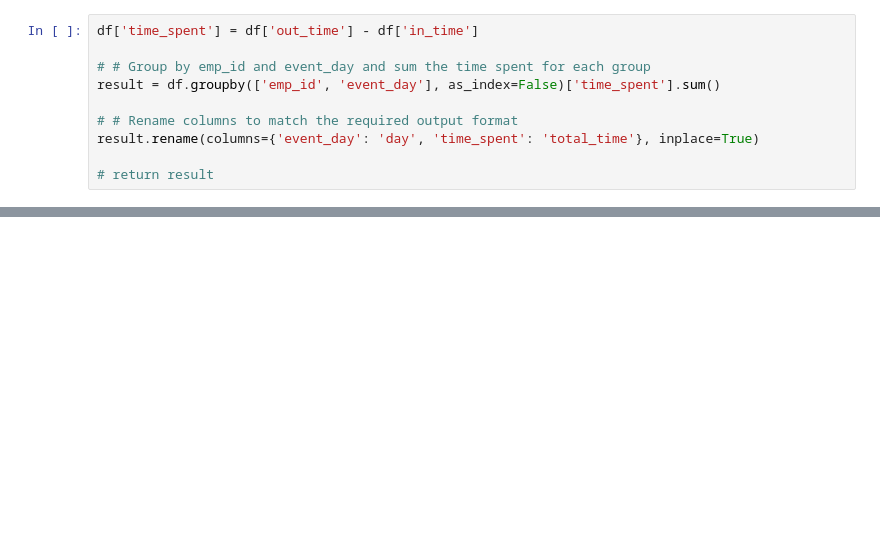
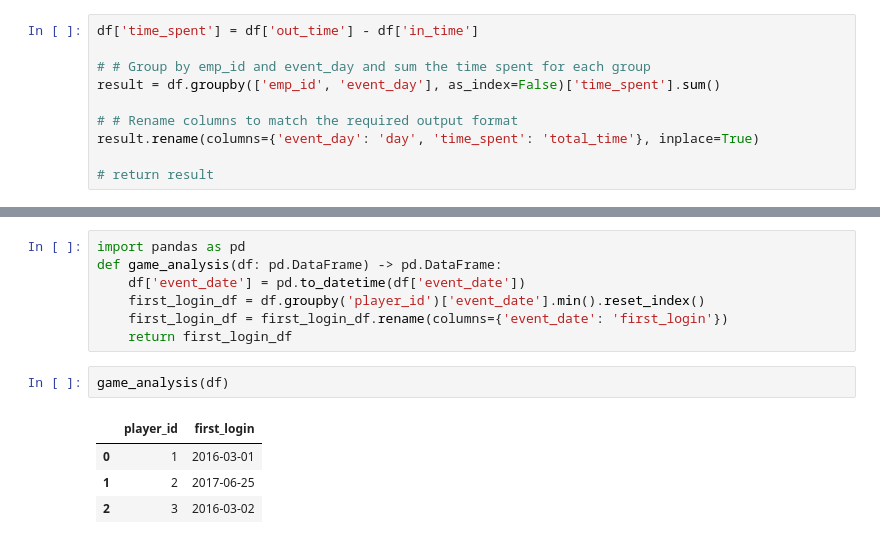
Before and after one commit to 2000pawan/Data_Science., a Jupyter notebook: Misc.ipynb, the cells around one changed output, grey strips where cells are left out. Saved outputs shown, nothing was run; the diff lists cells and outputs as text; blank space fills up the shorter version.

```diff
--- a/Misc.ipynb
+++ b/Misc.ipynb
@@ -1199,0 +999,14 @@ result
+# %%
+import pandas as pd
+def game_analysis(df: pd.DataFrame) -> pd.DataFrame:
+    df['event_date'] = pd.to_datetime(df['event_date'])
+    first_login_df = df.groupby('player_id')['event_date'].min().reset_index()
+    first_login_df = first_login_df.rename(columns={'event_date': 'first_login'})
+    return first_login_df
+# %%
+game_analysis(df)
+# %% [output]
+|  | player_id | first_login |
+| 0 | 1 | 2016-03-01 |
+| 1 | 2 | 2017-06-25 |
+| 2 | 3 | 2016-03-02 |
```
Also changed, not shown: parts of 79 cells of this notebook, 1 other file.
